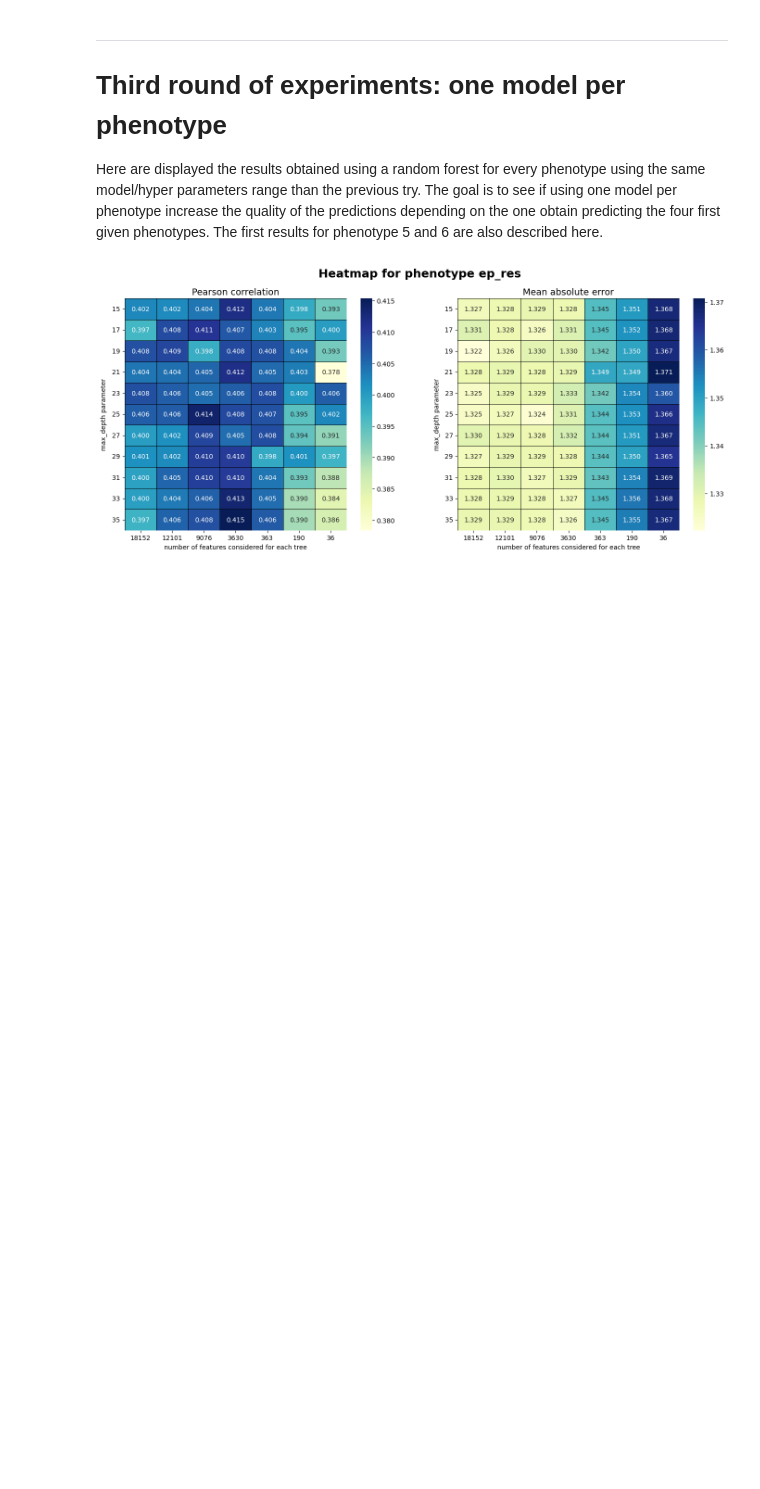
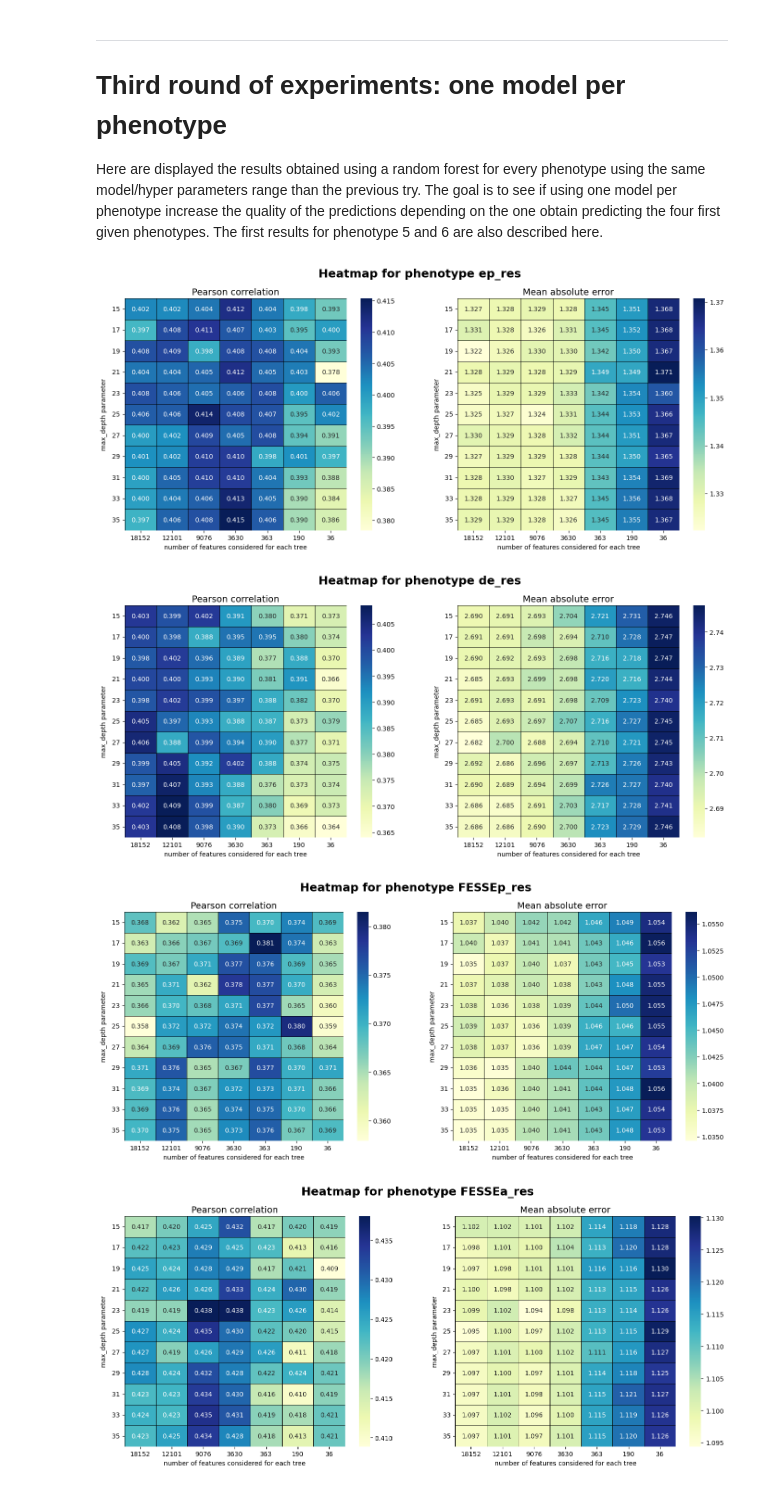
Before and after one commit to Florent-Hervers/master-thesis-code, a Jupyter notebook: Analysis notebooks/results_analysis_random_forest.ipynb, the cells around one changed output. Cells and saved outputs as stored; diff of their text form; code cells hidden in the pictures; blank space fills up the shorter version.

Commit message:
Add random forest results + edit mlp model to include shallow_mlp version

```diff
--- a/Analysis notebooks/results_analysis_random_forest.ipynb
+++ b/Analysis notebooks/results_analysis_random_forest.ipynb
@@ -233,34 +240,34 @@ Here are displayed the results obtained using a random forest for every phenotyp
 # %%
 selected_phenotypes = ["ep_res","de_res","FESSEp_res","FESSEa_res", "size_res", "MUSC_res"]
 
 for phenotype in selected_phenotypes:
-    try:
-        corr_df = pd.read_csv(f"../Results/random_forest_1000_results_corr_{phenotype}.csv", index_col = 0)
-        MAE_df = pd.read_csv(f"../Results/random_forest_1000_results_MAE_{phenotype}.csv", index_col = 0)
-    except Exception:
-        continue
+    corr_df = pd.read_csv(f"../Results/random_forest_1000_results_corr_{phenotype}.csv", index_col = 0)
+    MAE_df = pd.read_csv(f"../Results/random_forest_1000_results_MAE_{phenotype}.csv", index_col = 0)
 
     def format_columns(index):
         NBFEATURE = 36304
         value = index.split("=")[1]
         try:
             return int(value)
         except:
             return int(float(value) * NBFEATURE)
 
     # Update the dataframes to upgrade the resulting graph
     corr_df.columns = list(map(format_columns ,corr_df.columns))
     corr_df.index = list(map(lambda a: a.split("=")[1] , corr_df.index))
 
     MAE_df.columns = list(map(format_columns ,MAE_df.columns))
     MAE_df.index = list(map(lambda a: a.split("=")[1] ,MAE_df.index))
 
     results_heatmap(corr_df,
                     MAE_df,
                     f"Heatmap for phenotype {phenotype}",
                     "Pearson correlation",
                     "Mean absolute error",
                     "number of features considered for each tree",
                     "max_depth parameter")
 # %% [output]
 [figure]
+[figure, added]
+[figure, added]
+[figure, added]
```
Also changed, not shown: parts of 5 cells of this notebook, 12 other files.
